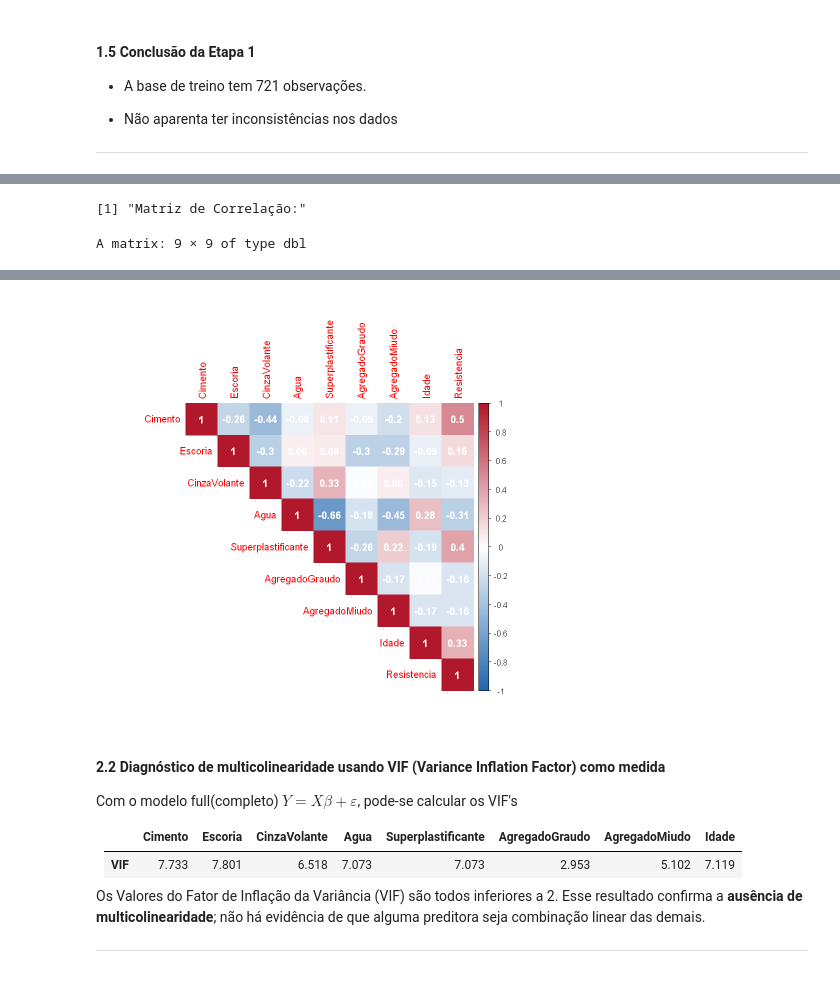
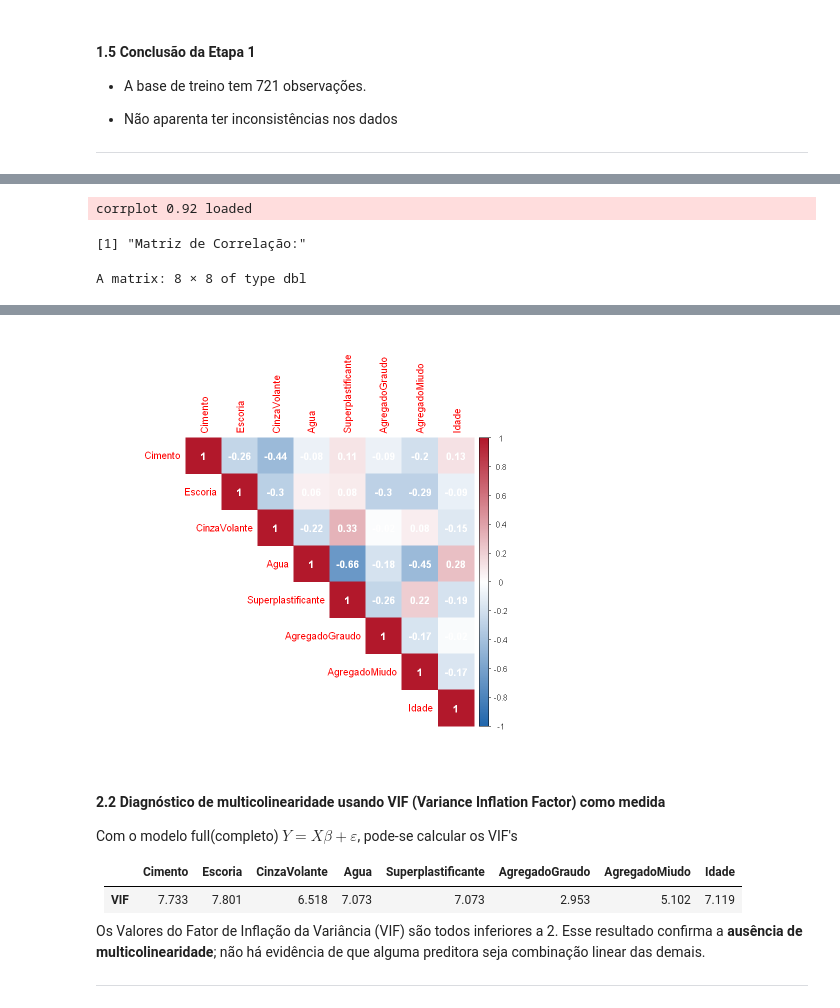
Before and after one commit to Marcehlin/Atividades-2026_1, a Jupyter notebook: Regressao/Regressao Trabalho/trabalho_regressao_MMM.ipynb, the cells around one changed output, grey strips where cells are left out. Drawn from its saved outputs; the diff is of its cells as text; code cells hidden in the pictures.

```diff
--- a/Regressao/Regressao Trabalho/trabalho_regressao_MMM.ipynb
+++ b/Regressao/Regressao Trabalho/trabalho_regressao_MMM.ipynb
@@ -235,7 +235,7 @@ A matriz de correlação não revela correlações muito fortes entre as variáv
 library(corrplot)
 vars_explicativas <- dados_treino[, c("Cimento", "Escoria", "CinzaVolante", "Agua",
                                       "Superplastificante", "AgregadoGraudo",
-                                      "AgregadoMiudo", "Idade", "Resistencia")]
+                                      "AgregadoMiudo", "Idade")]
 
 cor_matrix <- cor(vars_explicativas)
 print("Matriz de Correlação:")
@@ -248,5 +248,6 @@ corrplot(cor_matrix,
          addCoef.col = "white",
          col = colorRampPalette(c("#2166AC", "white", "#B2182B"))(200))
 # %% [output]
-[1] "Matriz de Correlação:"
+corrplot 0.92 loaded
-A matrix: 9 × 9 of type dbl
+[1] "Matriz de Correlação:"
+A matrix: 8 × 8 of type dbl
@@ -263,4 +263,4 @@ A matrix: 9 × 9 of type dbl
-[figure, old version]
+[figure, new version]
 # %% [markdown]
 #### 2.2 Diagnóstico de multicolinearidade usando VIF (Variance Inflation Factor) como medida
 
```
Also changed, not shown: parts of 21 cells of this notebook, 19 other files.
